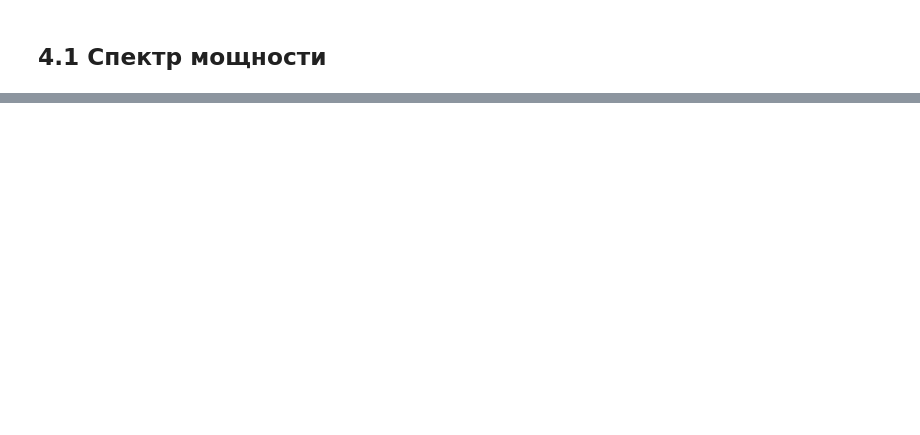
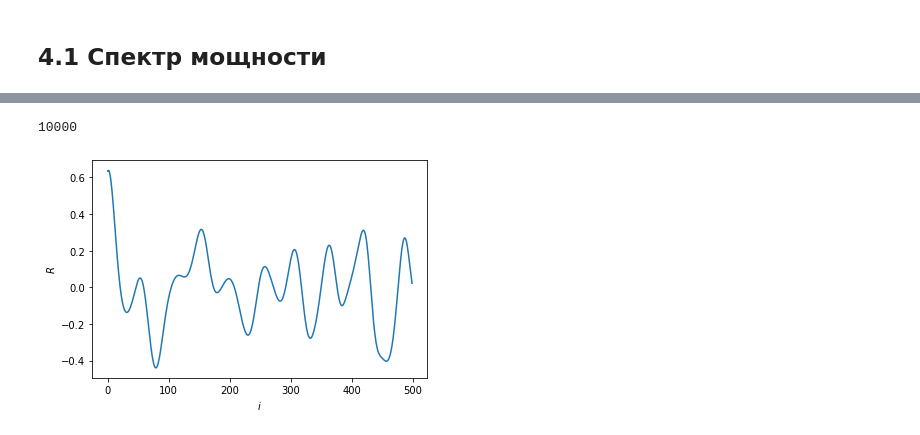
Before and after one commit to propellermint/Dynamic-chaos-in-the-kicked-photon-qubit-atom, a Jupyter notebook: duffing oscillator 4.ipynb, the cells around one changed output, grey strips where cells are left out. Drawn from its saved outputs; the diff is of its cells as text; code cells hidden in the pictures; blank space fills up the shorter version.

```diff
--- a/duffing oscillator 4.ipynb
+++ b/duffing oscillator 4.ipynb
@@ -1061,27 +1026,31 @@ plt.show()
 # %%
-Mc = 1000
-sx = np.mean(x)
-Vx = np.var(x)
+print(len(phase_q))
+Mc = 500
+sx = np.mean(data)
+Vx = np.var(data)
 Nsteps = tmax
 
-dxt = [x[i] - sx for i in range(len(x))]
+dxt = [data[i] - sx for i in range(len(data))]
 
 R = []
 
 for i in range(Mc):
 
     summ = 0
 
     for j in range(i, Nsteps):
 
         summ += dxt[j]*dxt[j - i + 1]
     R.append(summ / ((Nsteps + 1 - i) * Vx))
 
 
 plt.figure()
 plt.xlabel('$i$')
 plt.ylabel('$R$')
 #plt.tick_params(labelsize=lblsize)
 plt.plot(R)
 plt.show()
+# %% [output]
+10000
+[figure, added]
 # %%
```
Also changed, not shown: parts of 15 cells of this notebook, 4 other files.
